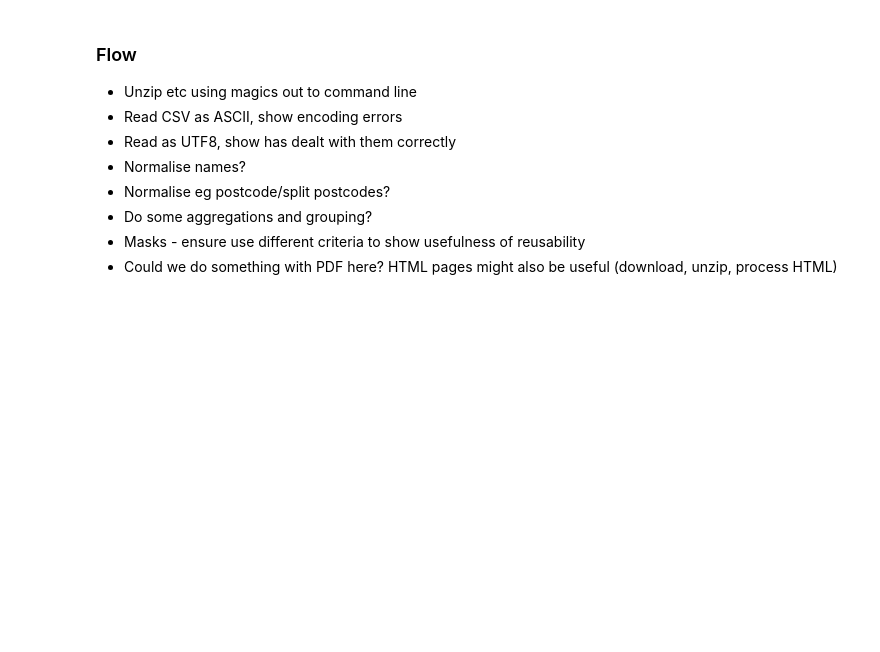
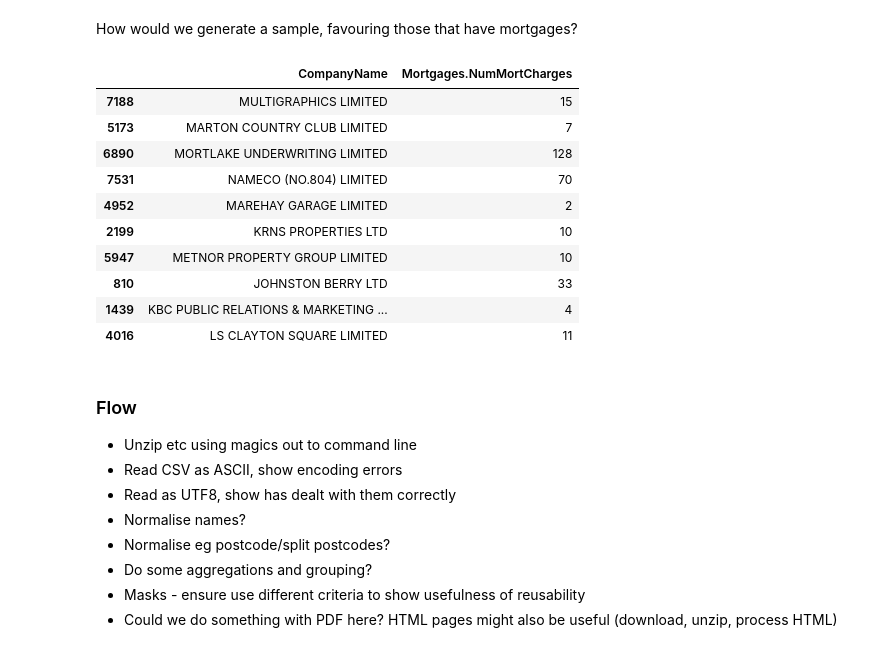
Before and after one commit to JasnaJejcic/training, a Jupyter notebook: s2ds_python/exploratory.ipynb, the cells around one changed output. Saved outputs shown, nothing was run; the diff lists cells and outputs as text; code cells hidden in the pictures; blank space fills up the shorter version.

Commit message:
Added sample, indexing and selecting section
GI-8022 #time 3h

```diff
--- a/s2ds_python/exploratory.ipynb
+++ b/s2ds_python/exploratory.ipynb
@@ -7,3 +461,20 @@ from lxml import etree
+# %% [markdown]
+How would we generate a sample, favouring those that have mortgages?
+# %%
+df[['CompanyName', 'Mortgages.NumMortCharges']].sample(n=10,
+                                                       weights=df['Mortgages.NumMortCharges'])
+# %% [output]
+|  | CompanyName | Mortgages.NumMortCharges |
+| 7188 | MULTIGRAPHICS LIMITED | 15 |
+| 5173 | MARTON COUNTRY CLUB LIMITED | 7 |
+| 6890 | MORTLAKE UNDERWRITING LIMITED | 128 |
+| 7531 | NAMECO (NO.804) LIMITED | 70 |
+| 4952 | MAREHAY GARAGE LIMITED | 2 |
+| 2199 | KRNS PROPERTIES LTD | 10 |
+| 5947 | METNOR PROPERTY GROUP LIMITED | 10 |
+| 810 | JOHNSTON BERRY LTD | 33 |
+| 1439 | KBC PUBLIC RELATIONS & MARKETING ... | 4 |
+| 4016 | LS CLAYTON SQUARE LIMITED | 11 |
 # %% [markdown]
 ### Flow
 
```
Also changed, not shown: parts of 85 cells of this notebook, 2 other files.
